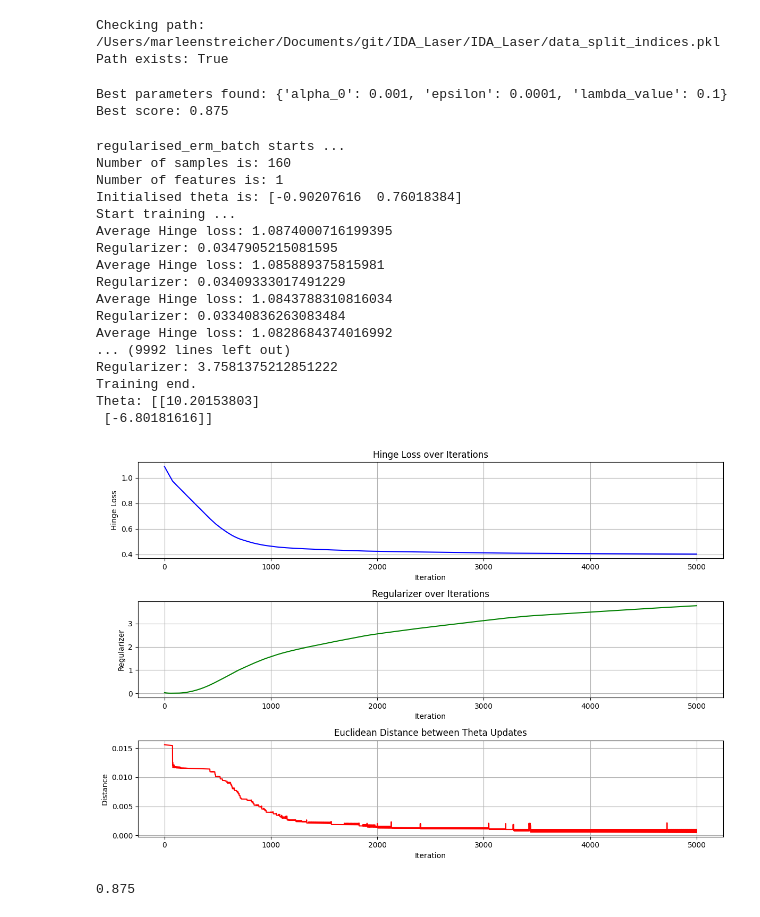
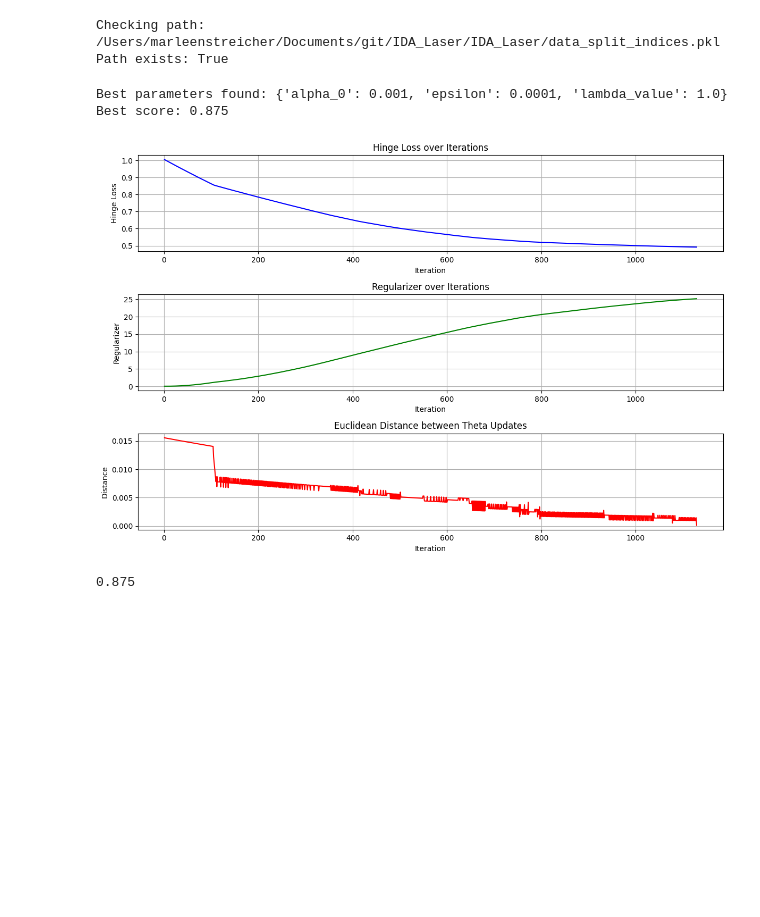
Before and after one commit to MarStreicher/IDA_Laser, a Jupyter notebook: src/classifiers/linear_classifier.ipynb, the cells around one changed output. Drawn from its saved outputs; the diff is of its cells as text; code cells hidden in the pictures; blank space fills up the shorter version.

Commit message:
Added huge refactoring in svm_helper

```diff
--- a/src/classifiers/linear_classifier.ipynb
+++ b/src/classifiers/linear_classifier.ipynb
@@ -98,11 +98,15 @@ param_grid = {
 }
 
 def train_model_with_params(params, verbose = False):
-    theta = SvmHelper.regularised_erm_batch(dataset.train_inputs, dataset.train_labels,
-                                                         max_iterations=5000,
-                                                         epsilon=params['epsilon'],
-                                                         alpha=params['alpha_0'],
-                                                         lbda=params['lambda_value'])
+    theta = SvmHelper.regularised_kernel_erm_batch(dataset.train_inputs,
+                                                dataset.train_labels,
+                                                'linear',
+                                                max_iterations=5000,
+                                                epsilon=params['epsilon'],
+                                                alpha=params['alpha_0'],
+                                                lbda=params['lambda_value'],
+                                                verbose = False,
+                                                figure = False)
 
     if theta is None:
         return -float('inf')
@@ -131,29 +135,12 @@ for params in ParameterGrid(param_grid):
 print("Best parameters found:", best_params)
 print("Best score:", best_score)
 # %% [output]
-Best parameters found: {'alpha_0': 0.001, 'epsilon': 0.0001, 'lambda_value': 0.1}
+Best parameters found: {'alpha_0': 0.001, 'epsilon': 0.0001, 'lambda_value': 1.0}
 Best score: 0.875
 # %%
-optimal_theta = SvmHelper.regularised_erm_batch(dataset.train_inputs, dataset.train_labels, 5000, alpha=best_params['alpha_0'], epsilon=best_params['epsilon'], lbda=best_params['lambda_value'], verbose=False, figure=True)
+optimal_theta = SvmHelper.regularised_kernel_erm_batch(dataset.train_inputs, dataset.train_labels, 'linear', 5000, epsilon=best_params['epsilon'], alpha=best_params['alpha_0'], lbda=best_params['lambda_value'], verbose=False, figure=True)
 # %% [output]
-regularised_erm_batch starts ...
-Number of samples is: 160
-Number of features is: 1
-Initialised theta is: [-0.90207616  0.76018384]
-Start training ...
-Average Hinge loss: 1.0874000716199395
-Regularizer: 0.0347905215081595
-Average Hinge loss: 1.085889375815981
-Regularizer: 0.03409333017491229
-Average Hinge loss: 1.0843788310816034
-Regularizer: 0.03340836263083484
-Average Hinge loss: 1.0828684374016992
-... (9992 lines left out)
-Regularizer: 3.7581375212851222
-Training end.
-Theta: [[10.20153803]
- [-6.80181616]]
-[figure, old version]
+[figure, new version]
 # %%
 predictions, raw_predictions, inputs, theta= SvmHelper.predict(dataset.test_inputs, optimal_theta)
 
```
Also changed, not shown: parts of 1 cell of this notebook, 2 other files.
